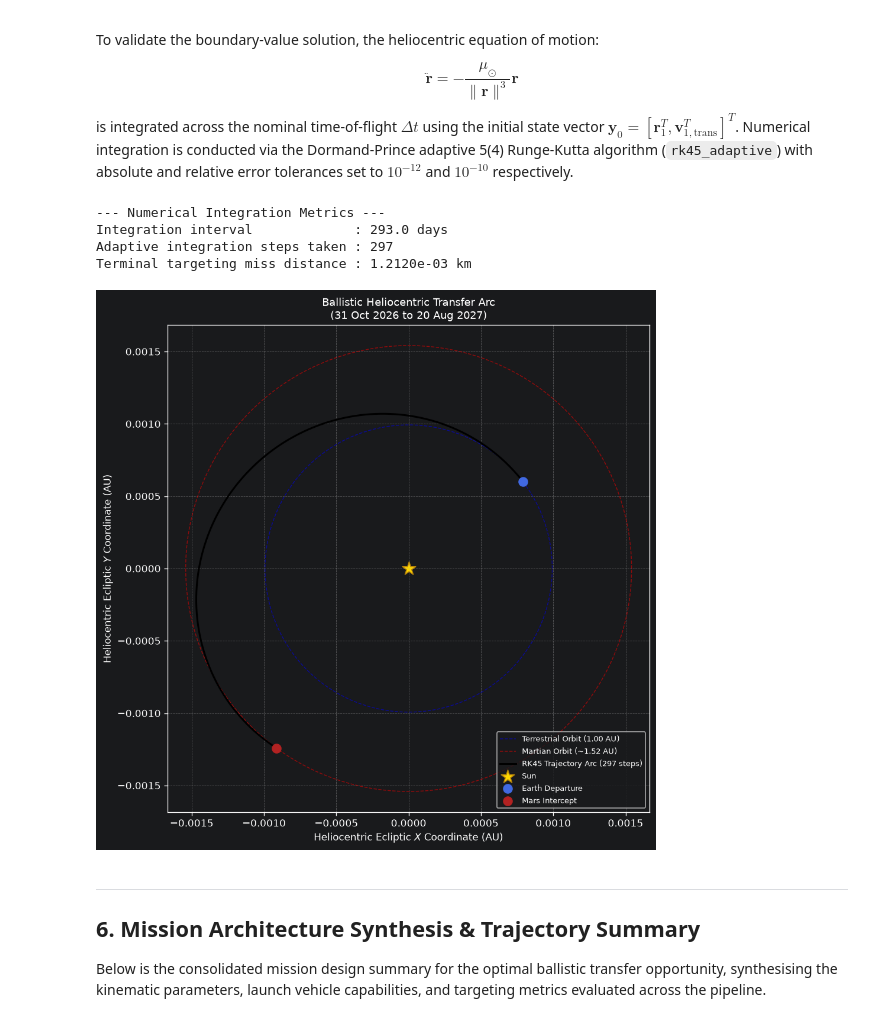
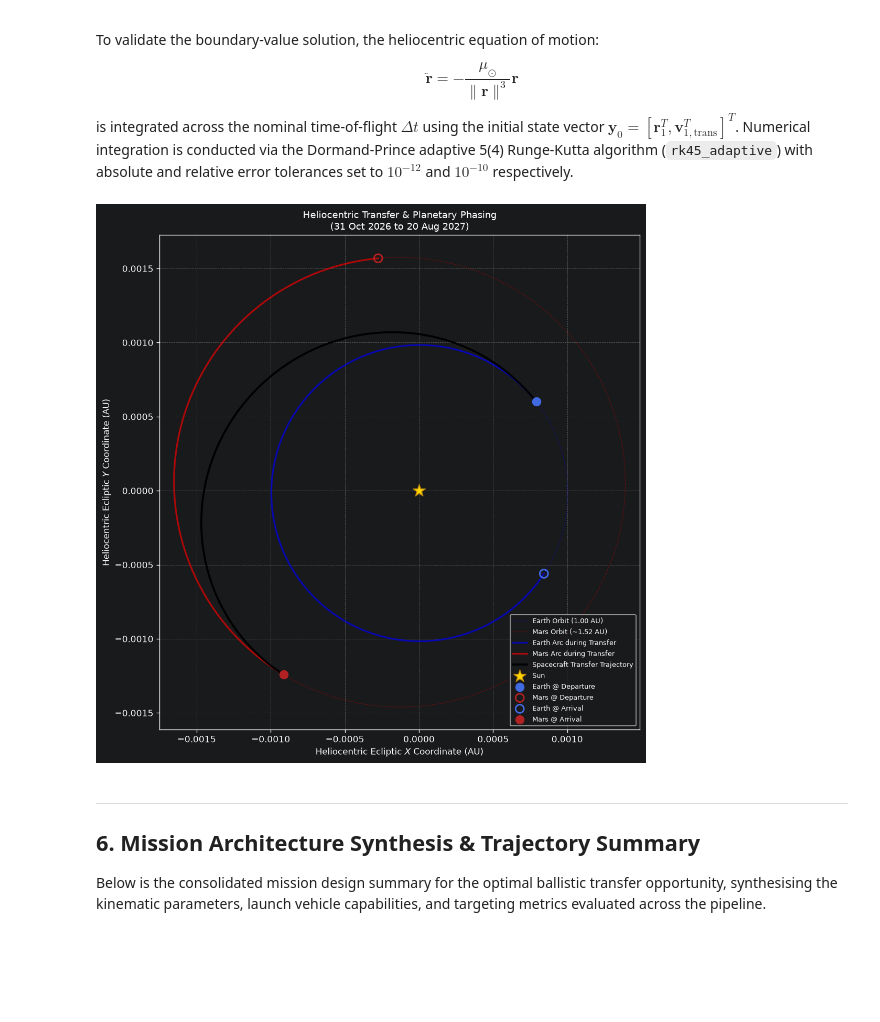
Before and after one commit to mukid1805/NewtonianPropagator, a Jupyter notebook: notebooks/01_interplanetary_mission_design.ipynb, the cells around one changed output. Drawn from its saved outputs; the diff is of its cells as text; code cells hidden in the pictures; blank space fills up the shorter version.

Commit message:
feat(notebooks): add dynamic planetary phasing arcs and fix mission report metrics

```diff
--- a/notebooks/01_interplanetary_mission_design.ipynb
+++ b/notebooks/01_interplanetary_mission_design.ipynb
@@ -339,74 +339,86 @@ $$\ddot{\mathbf{r}} = -\frac{\mu_{\odot}}{\|\mathbf{r}\|^3}\mathbf{r}$$
 
 is integrated across the nominal time-of-flight $\Delta t$ using the initial state vector $\mathbf{y}_0 = [\mathbf{r}_1^T, \mathbf{v}_{1,\text{trans}}^T]^T$. Numerical integration is conducted via the Dormand-Prince adaptive 5(4) Runge-Kutta algorithm (`rk45_adaptive`) with absolute and relative error tolerances set to $10^{-12}$ and $10^{-10}$ respectively.
 # %%
-# Initialise boundary state vectors
+# Resolve boundary state vectors
 mjd_dep_opt = date_to_mjd2000(optimal_dep_date)
 mjd_arr_opt = date_to_mjd2000(optimal_arr_date)
 
 r1_boundary, v_earth_dep = get_planet_state("Earth", mjd_dep_opt)
-r2_boundary, v_mars_arr = get_planet_state("Mars", mjd_arr_opt)
+r2_boundary, v_mars_arr  = get_planet_state("Mars", mjd_arr_opt)
 tof_seconds = optimal_tof_days * SECS_PER_DAY
+
+# Resolve off-epoch states
+r_earth_arr, _ = get_planet_state("Earth", mjd_arr_opt)
+r_mars_dep, _  = get_planet_state("Mars", mjd_dep_opt)
 
 # Resolve departure velocity vector
 v1_opt_trans, _ = solve_lambert(r1_boundary, r2_boundary, tof_seconds, mu=MU_SUN, prograde=True)
 
-# Define Newtonian point-mass vector field
+# Point-mass acceleration field for spacecraft
 def heliocentric_point_mass_derivative(t: float, state: np.ndarray) -> np.ndarray:
-    position = state[:3]
-    velocity = state[3:]
-    radius = np.linalg.norm(position)
-    acceleration = -MU_SUN / (radius**3) * position
-    return np.concatenate([velocity, acceleration])
+    pos = state[:3]
+    vel = state[3:]
+    r = np.linalg.norm(pos)
+    return np.concatenate([vel, -MU_SUN / (r**3) * pos])
 
-# Execute Dormand-Prince adaptive numerical integration
+# Execute Dormand-Prince adaptive numerical integration for spacecraft
 initial_state = np.concatenate([r1_boundary, v1_opt_trans])
 t_grid, state_grid = rk45_adaptive(
     heliocentric_point_mass_derivative,
     t_span=(0.0, tof_seconds),
     y0=initial_state,
     rtol=1e-10,
     atol=1e-12
 )
 
+# Compute terminal miss distance for downstream reporting
 final_position = state_grid[-1, :3]
-targeting_miss_distance = np.linalg.norm(final_position - r2_boundary)
+targeting_miss_distance = float(np.linalg.norm(final_position - r2_boundary))
 
-print("--- Numerical Integration Metrics ---")
-print(f"Integration interval             : {tof_seconds / SECS_PER_DAY:.1f} days")
-print(f"Adaptive integration steps taken : {len(t_grid)}")
-print(f"Terminal targeting miss distance : {targeting_miss_distance:.4e} km")
+# Sample actual planet positions over the full year to trace their genuine eccentric orbits
+earth_orbit_pts = np.array([get_planet_state("Earth", mjd_dep_opt + d)[0] for d in np.linspace(0, 365.25, 300)])
+mars_orbit_pts  = np.array([get_planet_state("Mars",  mjd_dep_opt + d)[0] for d in np.linspace(0, 686.98, 400)])
 
-# Visualise heliocentric orbital architecture
-theta_mesh = np.linspace(0, 2 * np.pi, 300)
-earth_orbit_radius = np.linalg.norm(r1_boundary) / AU
-mars_orbit_radius = np.linalg.norm(r2_boundary) / AU
+# Sample planet arcs specifically during the transfer window (departure -> arrival)
+window_days = np.linspace(0, optimal_tof_days, 150)
+earth_window_arc = np.array([get_planet_state("Earth", mjd_dep_opt + d)[0] for d in window_days])
+mars_window_arc  = np.array([get_planet_state("Mars",  mjd_dep_opt + d)[0] for d in window_days])
 
-plt.figure(figsize=(8, 8), dpi=120)
-plt.plot(earth_orbit_radius * np.cos(theta_mesh), earth_orbit_radius * np.sin(theta_mesh), 'b--', lw=0.9, alpha=0.5, label="Terrestrial Orbit (1.00 AU)")
-plt.plot(mars_orbit_radius * np.cos(theta_mesh), mars_orbit_radius * np.sin(theta_mesh), 'r--', lw=0.9, alpha=0.5, label="Martian Orbit (~1.52 AU)")
+# Visualise
+plt.figure(figsize=(9, 9), dpi=120)
 
-# Propagated spacecraft transfer arc
-plt.plot(state_grid[:, 0] / AU, state_grid[:, 1] / AU, 'k-', lw=1.8, label=f"RK45 Trajectory Arc ({len(t_grid)} steps)")
+# Full planet orbit ellipses (exact ephemeris traces)
+plt.plot(earth_orbit_pts[:, 0] / AU, earth_orbit_pts[:, 1] / AU, 'b--', lw=0.8, alpha=0.3, label="Earth Orbit (1.00 AU)")
+plt.plot(mars_orbit_pts[:, 0] / AU,  mars_orbit_pts[:, 1] / AU,  'r--', lw=0.8, alpha=0.3, label="Mars Orbit (~1.52 AU)")
 
-# Celestial body locations
-plt.scatter([0], [0], color="gold", s=200, marker="*", edgecolors="darkgoldenrod", label="Sun")
-plt.scatter([r1_boundary[0] / AU], [r1_boundary[1] / AU], color="royalblue", s=80, zorder=5, label="Earth Departure")
-plt.scatter([r2_boundary[0] / AU], [r2_boundary[1] / AU], color="firebrick", s=80, zorder=5, label="Mars Intercept")
+# Planetary movement arcs swept DURING the transfer window
+plt.plot(earth_window_arc[:, 0] / AU, earth_window_arc[:, 1] / AU, 'b-', lw=2.0, alpha=0.6, label="Earth Arc during Transfer")
+plt.plot(mars_window_arc[:, 0] / AU,  mars_window_arc[:, 1] / AU,  'r-', lw=2.0, alpha=0.6, label="Mars Arc during Transfer")
 
-plt.title(f"Ballistic Heliocentric Transfer Arc\n({optimal_dep_date.strftime('%d %b %Y')} to {optimal_arr_date.strftime('%d %b %Y')})", fontsize=11)
+# Spacecraft transfer trajectory
+plt.plot(state_grid[:, 0] / AU, state_grid[:, 1] / AU, 'k-', lw=2.2, label="Spacecraft Transfer Trajectory")
+
+# Sun
+plt.scatter([0], [0], color="gold", s=220, marker="*", edgecolors="darkgoldenrod", zorder=6, label="Sun")
+
+# Departure states (t = 0)
+plt.scatter([r1_boundary[0] / AU], [r1_boundary[1] / AU], color="royalblue", s=90, zorder=5, label="Earth @ Departure")
+plt.scatter([r_mars_dep[0] / AU],  [r_mars_dep[1] / AU],  color="none", edgecolors="firebrick", lw=1.8, s=90, zorder=5, label="Mars @ Departure")
+
+# Arrival states (t = TOF)
+plt.scatter([r_earth_arr[0] / AU], [r_earth_arr[1] / AU], color="none", edgecolors="royalblue", lw=1.8, s=90, zorder=5, label="Earth @ Arrival")
+plt.scatter([r2_boundary[0] / AU], [r2_boundary[1] / AU], color="firebrick", s=90, zorder=5, label="Mars @ Arrival")
+
+plt.title(f"Heliocentric Transfer & Planetary Phasing\n({optimal_dep_date.strftime('%d %b %Y')} to {optimal_arr_date.strftime('%d %b %Y')})", fontsize=11)
 plt.xlabel("Heliocentric Ecliptic $X$ Coordinate (AU)", fontsize=10)
 plt.ylabel("Heliocentric Ecliptic $Y$ Coordinate (AU)", fontsize=10)
 plt.axis("equal")
 plt.grid(True, linestyle="--", alpha=0.45)
 plt.legend(loc="lower right", fontsize=8)
 plt.tight_layout()
 plt.show()
 # %% [output]
---- Numerical Integration Metrics ---
-Integration interval             : 293.0 days
-Adaptive integration steps taken : 297
-Terminal targeting miss distance : 1.2120e-03 km
-[figure, old version]
+[figure, new version]
 # %% [markdown]
 ---
 
```
